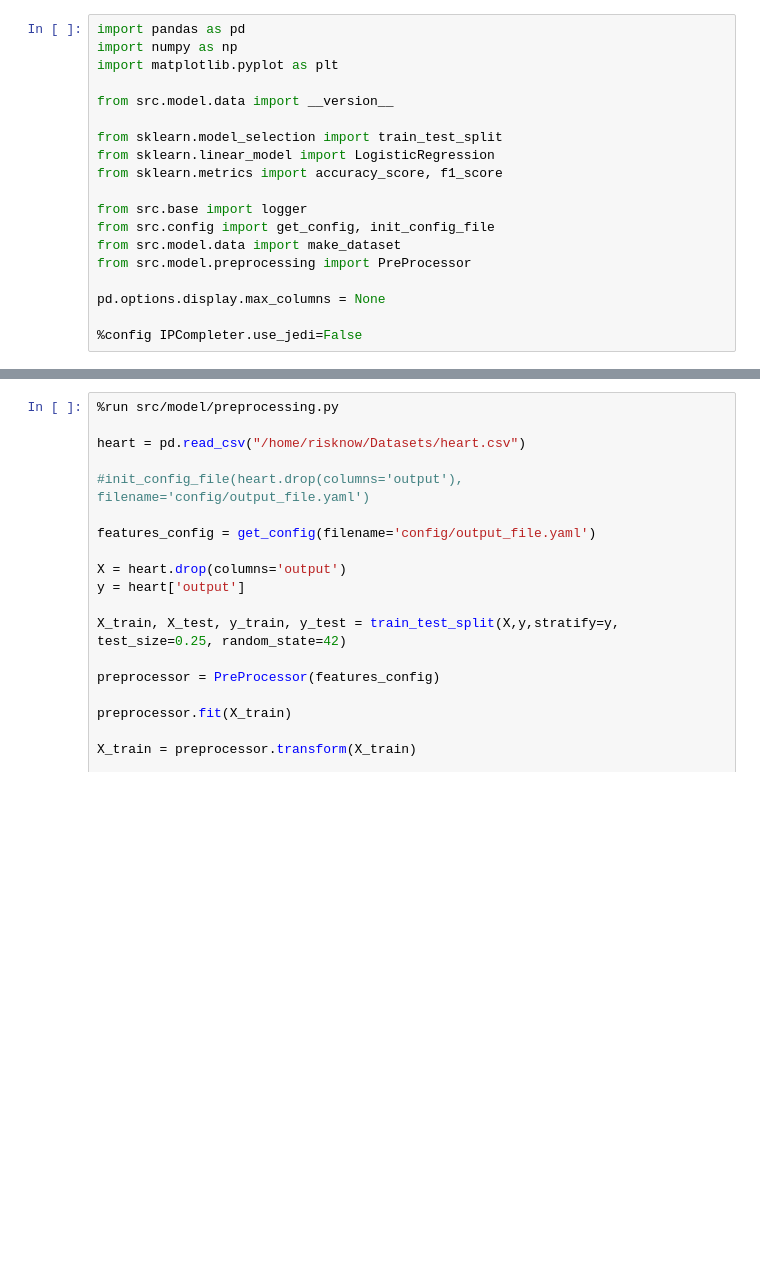
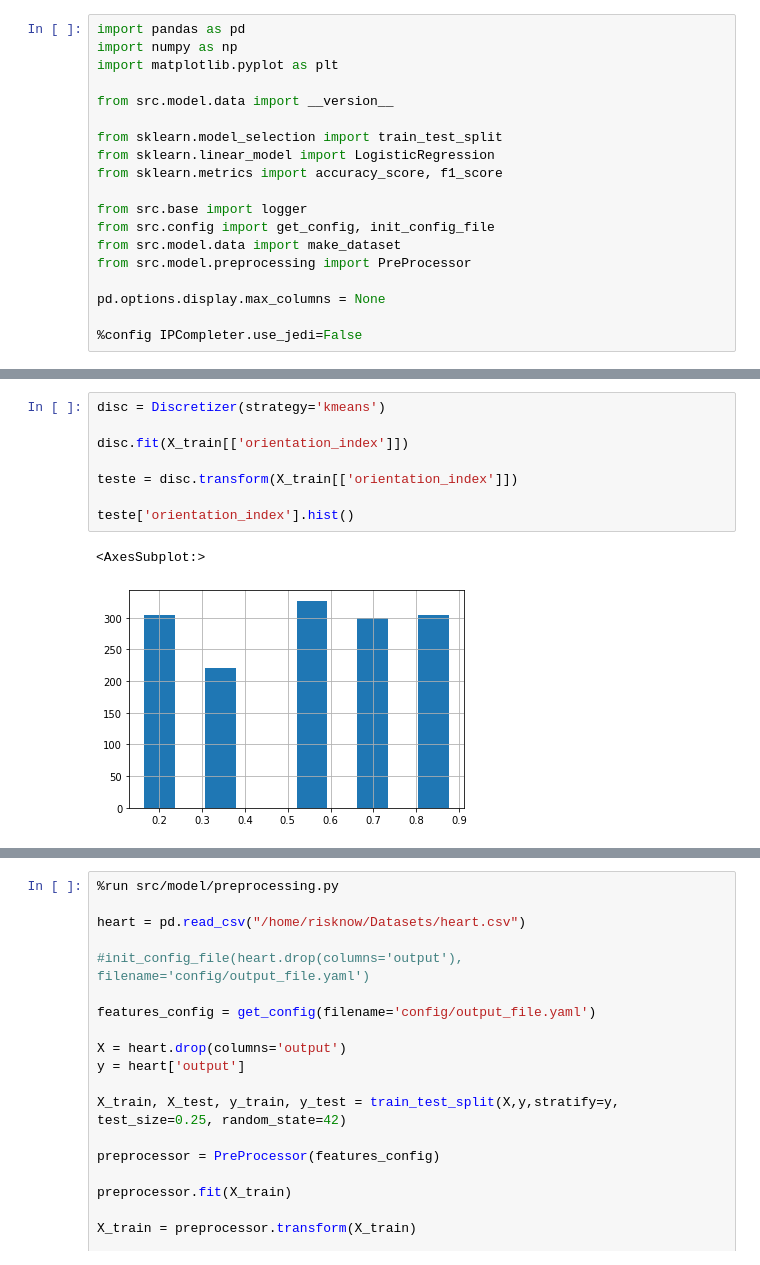
Before and after one commit to emdemor/ml-template, a Jupyter notebook: main.ipynb, the cells around one changed output, grey strips where cells are left out. Cells and saved outputs as stored; diff of their text form; blank space fills up the shorter version.

Commit message:
imp: add discretizer

```diff
--- a/main.ipynb
+++ b/main.ipynb
@@ -41,0 +54,11 @@ f1_score(y_test,classifier.predict(X_test), average = 'weighted')
+# %%
+disc = Discretizer(strategy='kmeans')
+
+disc.fit(X_train[['orientation_index']])
+
+teste = disc.transform(X_train[['orientation_index']])
+
+teste['orientation_index'].hist()
+# %% [output]
+<AxesSubplot:>
+[figure, added]
```
Also changed, not shown: parts of 15 cells of this notebook, 2 other files.
